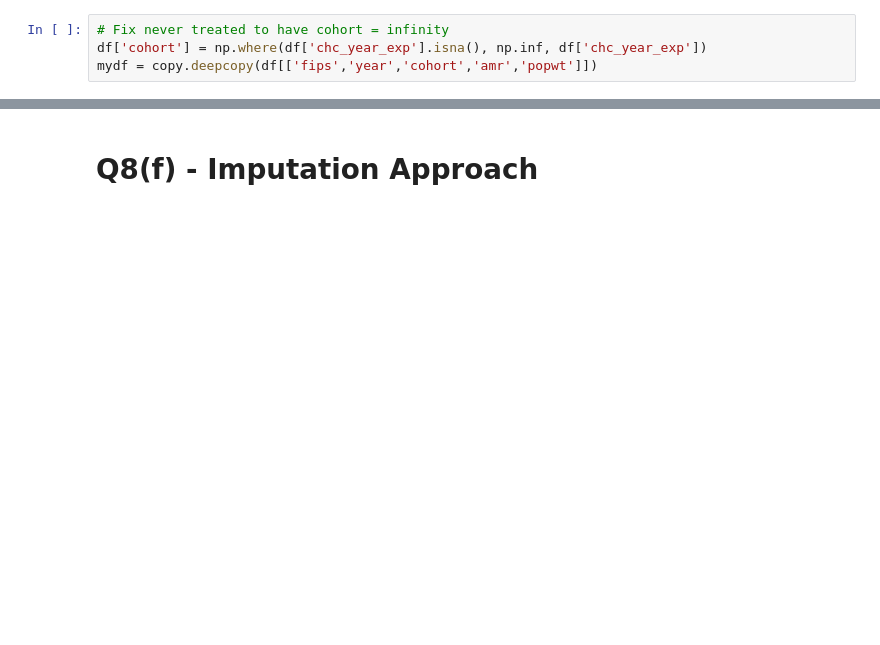
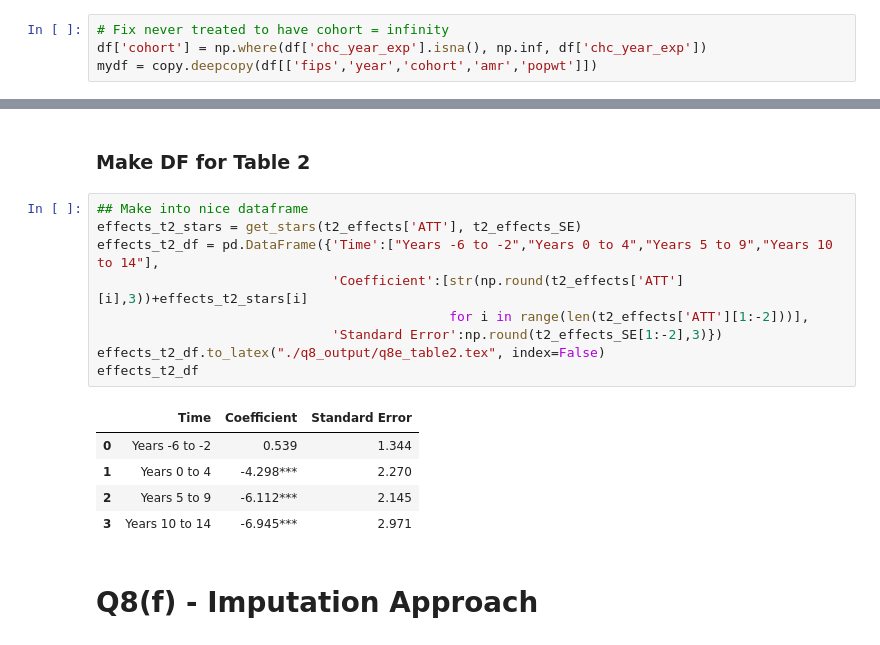
Before and after one commit to stevenbuschbach/Applied-Microeconometrics, a Jupyter notebook: q8/q8_code.ipynb, the cells around one changed output, grey strips where cells are left out. Cells and saved outputs as stored; diff of their text form; blank space fills up the shorter version.

```diff
--- a/q8/q8_code.ipynb
+++ b/q8/q8_code.ipynb
@@ -504,3 +524,20 @@ plt.show()
+# %% [markdown]
+### Make DF for Table 2
+# %%
+## Make into nice dataframe
+effects_t2_stars = get_stars(t2_effects['ATT'], t2_effects_SE)
+effects_t2_df = pd.DataFrame({'Time':["Years -6 to -2","Years 0 to 4","Years 5 to 9","Years 10 to 14"],
+                              'Coefficient':[str(np.round(t2_effects['ATT'][i],3))+effects_t2_stars[i]
+                                             for i in range(len(t2_effects['ATT'][1:-2]))],
+                              'Standard Error':np.round(t2_effects_SE[1:-2],3)})
+effects_t2_df.to_latex("./q8_output/q8e_table2.tex", index=False)
+effects_t2_df
+# %% [output]
+|  | Time | Coefficient | Standard Error |
+| 0 | Years -6 to -2 | 0.539 | 1.344 |
+| 1 | Years 0 to 4 | -4.298*** | 2.270 |
+| 2 | Years 5 to 9 | -6.112*** | 2.145 |
+| 3 | Years 10 to 14 | -6.945*** | 2.971 |
 # %% [markdown]
 # Q8(f) - Imputation Approach
 # %%
```
Also changed, not shown: parts of 24 cells of this notebook, 8 other files.
